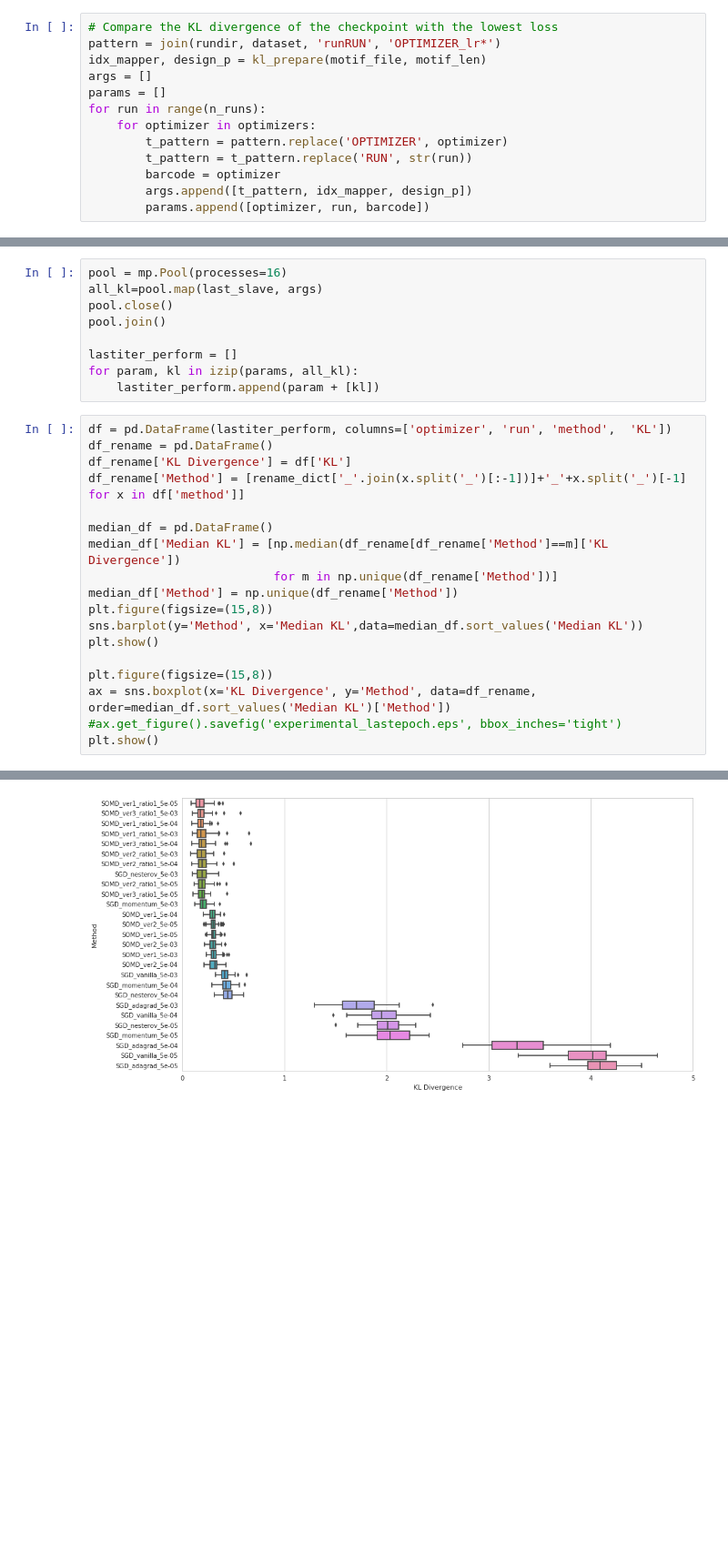
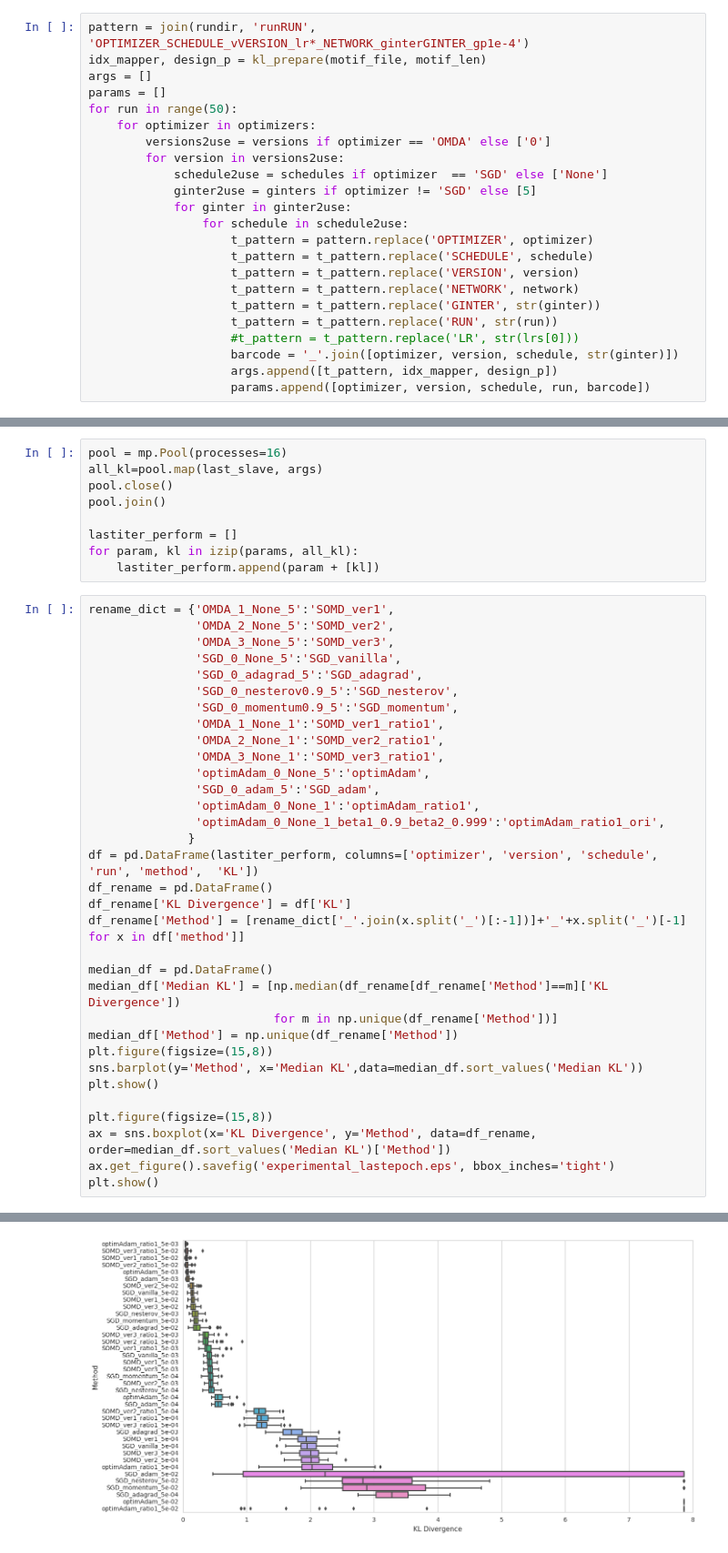
Before and after one commit to vsyrgkanis/optimistic_GAN_training, a Jupyter notebook: notebooks/DNA-eval.ipynb, the cells around one changed output, grey strips where cells are left out. Shown: that part at 91% size. Cells and saved outputs as stored; diff of their text form; blank space fills up the shorter version.

```diff
--- a/notebooks/DNA-eval.ipynb
+++ b/notebooks/DNA-eval.ipynb
@@ -108,18 +151,28 @@ rename_dict = {'SOMDv1':'SOMD_ver1',
 # %% [markdown]
 #### Compare the performance of the iteration with the lowest test loss
 # %%
-# Compare the KL divergence of the checkpoint with the lowest loss
-pattern = join(rundir, dataset, 'runRUN', 'OPTIMIZER_lr*')
+pattern = join(rundir, 'runRUN', 'OPTIMIZER_SCHEDULE_vVERSION_lr*_NETWORK_ginterGINTER_gp1e-4')
 idx_mapper, design_p = kl_prepare(motif_file, motif_len)
 args = []
 params = []
-for run in range(n_runs):
+for run in range(50):
     for optimizer in optimizers:
-        t_pattern = pattern.replace('OPTIMIZER', optimizer)
-        t_pattern = t_pattern.replace('RUN', str(run))
-        barcode = optimizer
-        args.append([t_pattern, idx_mapper, design_p])
-        params.append([optimizer, run, barcode])
+        versions2use = versions if optimizer == 'OMDA' else ['0']
+        for version in versions2use:
+            schedule2use = schedules if optimizer  == 'SGD' else ['None']
+            ginter2use = ginters if optimizer != 'SGD' else [5]
+            for ginter in ginter2use:
+                for schedule in schedule2use:
+                    t_pattern = pattern.replace('OPTIMIZER', optimizer)
+                    t_pattern = t_pattern.replace('SCHEDULE', schedule)
+                    t_pattern = t_pattern.replace('VERSION', version)
+                    t_pattern = t_pattern.replace('NETWORK', network)
+                    t_pattern = t_pattern.replace('GINTER', str(ginter))
+                    t_pattern = t_pattern.replace('RUN', str(run))
+                    #t_pattern = t_pattern.replace('LR', str(lrs[0]))
+                    barcode = '_'.join([optimizer, version, schedule, str(ginter)])
+                    args.append([t_pattern, idx_mapper, design_p])
+                    params.append([optimizer, version, schedule, run, barcode])
 # %%
 def lowest_loss_slave(args):
     t_pattern, idx_mapper, design_p = args[:]
@@ -183,7 +261,22 @@ lastiter_perform = []
 for param, kl in izip(params, all_kl):
     lastiter_perform.append(param + [kl])
 # %%
-df = pd.DataFrame(lastiter_perform, columns=['optimizer', 'run', 'method',  'KL'])
+rename_dict = {'OMDA_1_None_5':'SOMD_ver1',
+               'OMDA_2_None_5':'SOMD_ver2',
+               'OMDA_3_None_5':'SOMD_ver3',
+               'SGD_0_None_5':'SGD_vanilla',
+               'SGD_0_adagrad_5':'SGD_adagrad',
+               'SGD_0_nesterov0.9_5':'SGD_nesterov',
+               'SGD_0_momentum0.9_5':'SGD_momentum',
+               'OMDA_1_None_1':'SOMD_ver1_ratio1',
+               'OMDA_2_None_1':'SOMD_ver2_ratio1',
+               'OMDA_3_None_1':'SOMD_ver3_ratio1',
+               'optimAdam_0_None_5':'optimAdam',
+               'SGD_0_adam_5':'SGD_adam',
+               'optimAdam_0_None_1':'optimAdam_ratio1',
+               'optimAdam_0_None_1_beta1_0.9_beta2_0.999':'optimAdam_ratio1_ori',
+              }
+df = pd.DataFrame(lastiter_perform, columns=['optimizer', 'version', 'schedule', 'run', 'method',  'KL'])
 df_rename = pd.DataFrame()
 df_rename['KL Divergence'] = df['KL']
 df_rename['Method'] = [rename_dict['_'.join(x.split('_')[:-1])]+'_'+x.split('_')[-1] for x in df['method']]
@@ -198,6 +291,6 @@ plt.show()
 
 plt.figure(figsize=(15,8))
 ax = sns.boxplot(x='KL Divergence', y='Method', data=df_rename, order=median_df.sort_values('Median KL')['Method'])
-#ax.get_figure().savefig('experimental_lastepoch.eps', bbox_inches='tight')
+ax.get_figure().savefig('experimental_lastepoch.eps', bbox_inches='tight')
 plt.show()
 # %% [output]
@@ -205 +298 @@ plt.show()
-[figure, old version]
+[figure, new version]
```
Also changed, not shown: parts of 10 cells of this notebook.
